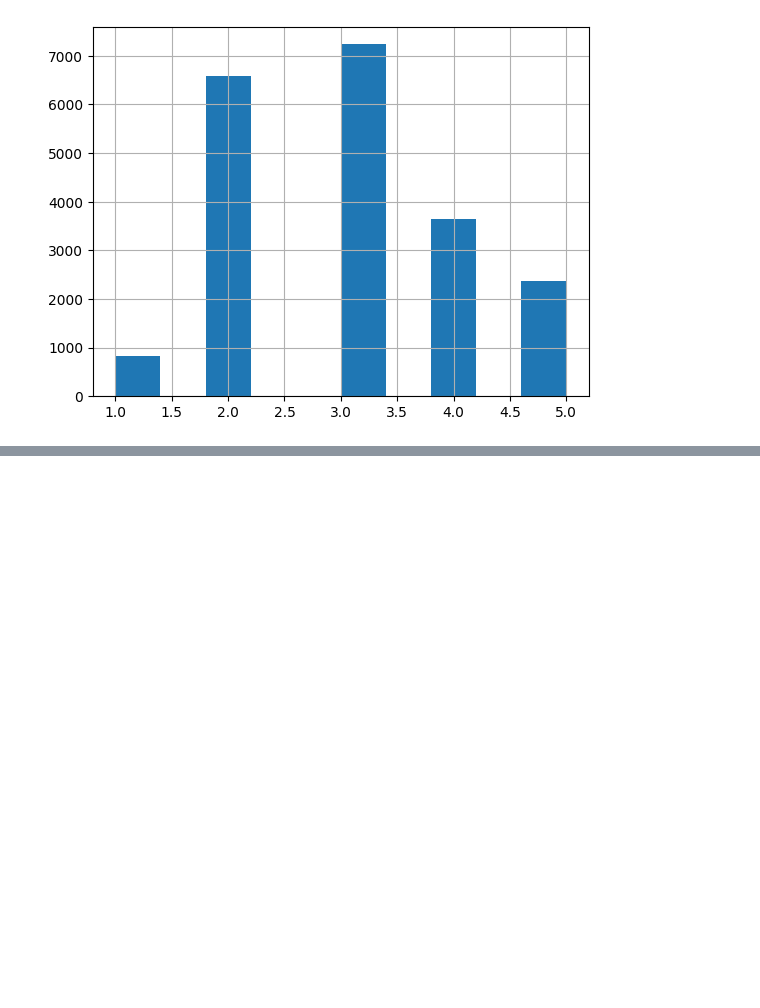
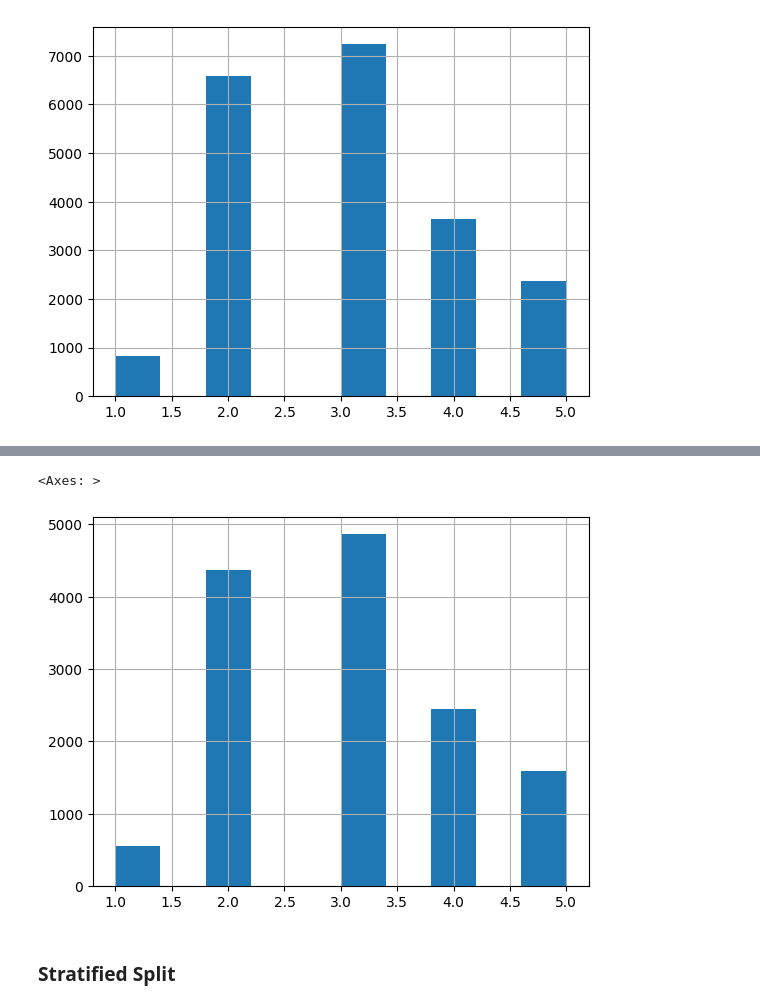
Before and after one commit to amisha26/Hands-on-Machine-Learning, a Jupyter notebook: Hands-On-Machine-Learning-Project/Chapter_2.ipynb, the cells around one changed output, grey strips where cells are left out. Cells and saved outputs as stored; diff of their text form; code cells hidden in the pictures; blank space fills up the shorter version.

Commit message:
test and training data split done

```diff
--- a/Hands-On-Machine-Learning-Project/Chapter_2.ipynb
+++ b/Hands-On-Machine-Learning-Project/Chapter_2.ipynb
@@ -93,0 +111,5 @@ housing_data["income_cat"].hist()
+# %%
+# separating the datasets
+y = housing_data["median_house_value"]
+X = housing_data.drop("median_house_value", axis=1)
+X
@@ -93,0 +132,5 @@ housing_data["income_cat"].hist()
+# %%
+from sklearn.model_selection import train_test_split
+
+X_train, X_test, y_train, y_test = train_test_split(X, y, test_size=0.33)
+X_train
@@ -93,0 +156,7 @@ housing_data["income_cat"].hist()
+# %%
+X_train["income_cat"].hist()
+# %% [output]
+<Axes: >
+[figure, added]
+# %% [markdown]
+### Stratified Split
```
Also changed, not shown: parts of 17 cells of this notebook.
